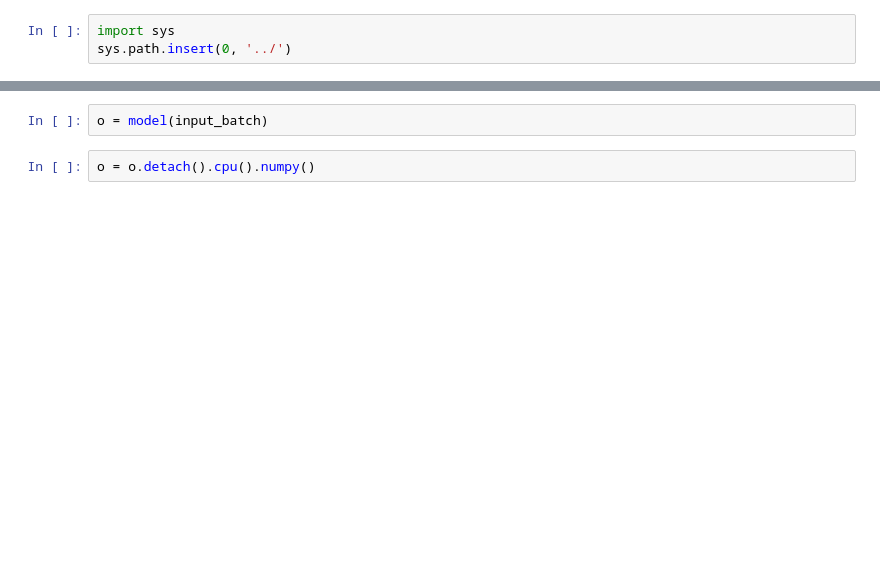
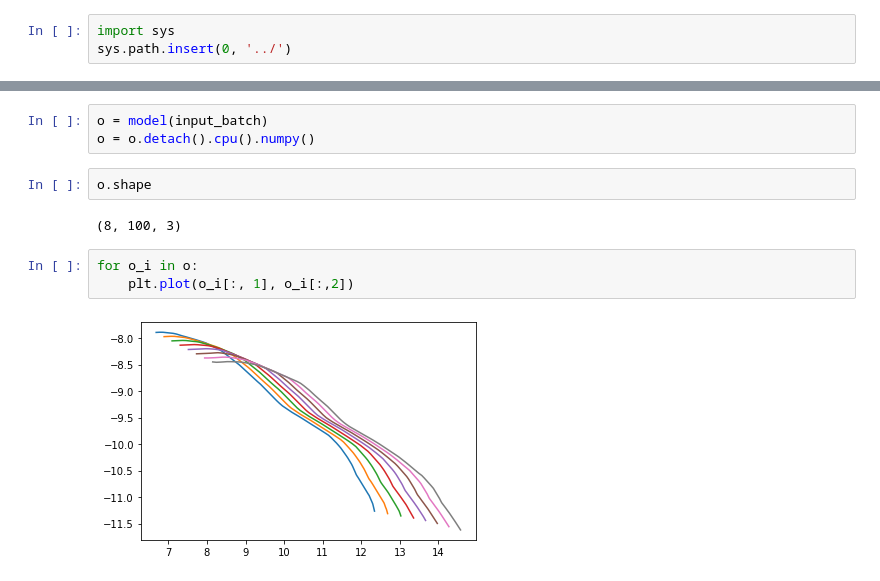
Before and after one commit to javirk/nerf-pytorch-1, a Jupyter notebook: jupyter/test_curved_model.ipynb, the cells around one changed output, grey strips where cells are left out. Cells and saved outputs as stored; diff of their text form; blank space fills up the shorter version.

```diff
--- a/jupyter/test_curved_model.ipynb
+++ b/jupyter/test_curved_model.ipynb
@@ -41,7 +151,15 @@ torch.Size([500, 20, 7])
 # %%
 o = model(input_batch)
+o = o.detach().cpu().numpy()
-# %%
-o = o.detach().cpu().numpy()
+# %%
+o.shape
+# %% [output]
+(8, 100, 3)
+# %%
+for o_i in o:
+    plt.plot(o_i[:, 1], o_i[:,2])
+# %% [output]
+[figure, added]
 # %%
 fig = plt.figure()
 ax = fig.add_subplot(projection='3d')
```
Also changed, not shown: parts of 25 cells of this notebook, 4 other files.
